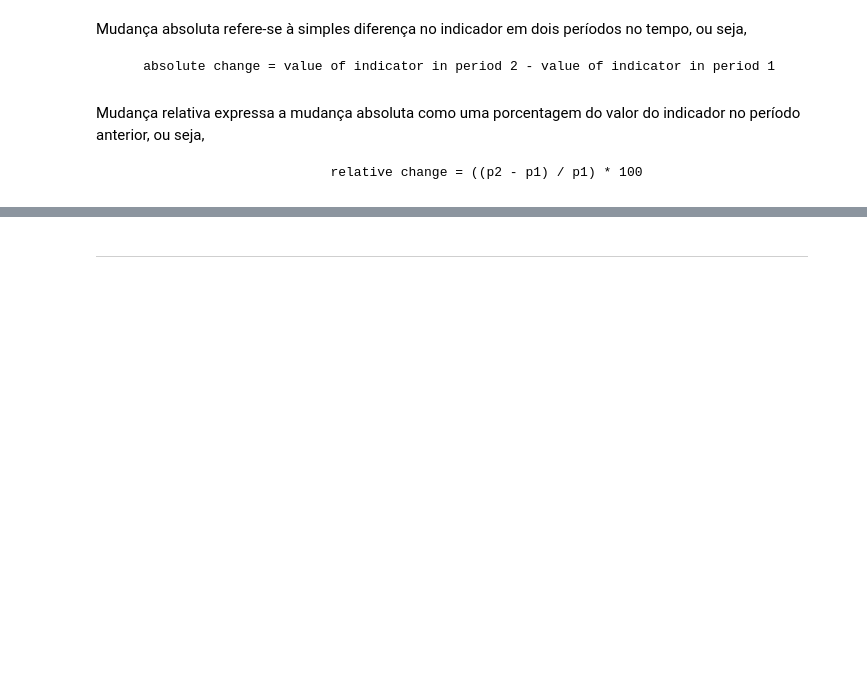
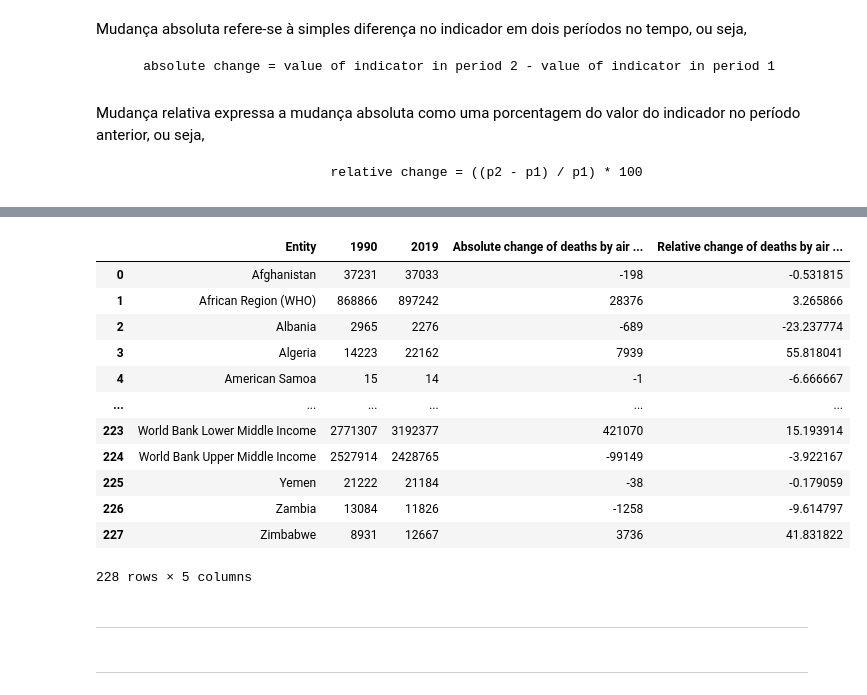
Before and after one commit to Matheus-Fontinele-Alves-Vieria/Artificial-Intelligence, a Jupyter notebook: src/notebook/Number_of_deaths.ipynb, the cells around one changed output, grey strips where cells are left out. Saved outputs shown, nothing was run; the diff lists cells and outputs as text; code cells hidden in the pictures; blank space fills up the shorter version.

```diff
--- a/src/notebook/Number_of_deaths.ipynb
+++ b/src/notebook/Number_of_deaths.ipynb
@@ -217,18 +217,18 @@ for i in countrys:
     r.append([i, ((m.loc[m['Year'] == 2019]['Air pollution'] - m.loc[m['Year'] == 1990]['Air pollution']) / m.loc[m['Year'] == 1990]['Air pollution']) * 100])
 
 
-data2 = {'Country' : [],
+data2 = {'Entity' : [],
          'Relative change of deaths by air pollution (1990-2019)' : []}
 
 
 for i in range(len(r)):
 
-    data2['Country'].append(r[i][0])
+    data2['Entity'].append(r[i][0])
     data2['Relative change of deaths by air pollution (1990-2019)'].append(r[i][1][0])
 
 
 df2 = pd.DataFrame.from_dict(data2)
-df2 = df2.set_index(['Country'])
+df2 = df2.set_index(['Entity'])
 
 print(df2)
 # %% [output]
@@ -255,3 +255,6 @@ Mudança absoluta refere-se à simples diferença no indicador em dois períodos
 Mudança relativa expressa a mudança absoluta como uma porcentagem do valor do indicador no período anterior, ou seja,
 
                                 relative change = ((p2 - p1) / p1) * 100
+# %%
+df_ = pd.merge(df1, df2, on='Entity')
+df_
@@ -257,0 +276,5 @@ Mudança relativa expressa a mudança absoluta como uma porcentagem do valor do
+# %%
+df_1990 = df_number_of_deaths_by_risk_factor[df_number_of_deaths_by_risk_factor['Year'] == 1990]
+df_2019 = df_number_of_deaths_by_risk_factor[df_number_of_deaths_by_risk_factor['Year'] == 2019]
+
+df_1990_2019 = pd.merge(df_1990, df_2019, on='Entity')
@@ -257,0 +300,24 @@ Mudança relativa expressa a mudança absoluta como uma porcentagem do valor do
+# %%
+df = pd.merge(df_1990_2019, df_, on='Entity')
+df.rename(columns={
+    'Air pollution_x' : '1990',
+    'Air pollution_y' : '2019',
+}, inplace=True)
+# %%
+df
+# %% [output]
+|  | Entity | 1990 | 2019 | Absolute change of deaths by air ... | Relative change of deaths by air ... |
+| 0 | Afghanistan | 37231 | 37033 | -198 | -0.531815 |
+| 1 | African Region (WHO) | 868866 | 897242 | 28376 | 3.265866 |
+| 2 | Albania | 2965 | 2276 | -689 | -23.237774 |
+| 3 | Algeria | 14223 | 22162 | 7939 | 55.818041 |
+| 4 | American Samoa | 15 | 14 | -1 | -6.666667 |
+| ... | ... | ... | ... | ... | ... |
+| 223 | World Bank Lower Middle Income | 2771307 | 3192377 | 421070 | 15.193914 |
+| 224 | World Bank Upper Middle Income | 2527914 | 2428765 | -99149 | -3.922167 |
+| 225 | Yemen | 21222 | 21184 | -38 | -0.179059 |
+| 226 | Zambia | 13084 | 11826 | -1258 | -9.614797 |
+| 227 | Zimbabwe | 8931 | 12667 | 3736 | 41.831822 |
+228 rows × 5 columns
+# %% [markdown]
+----------------------------------------------------------------------------------------------------------------------
```
Also changed, not shown: parts of 7 cells of this notebook, 5 other files.
